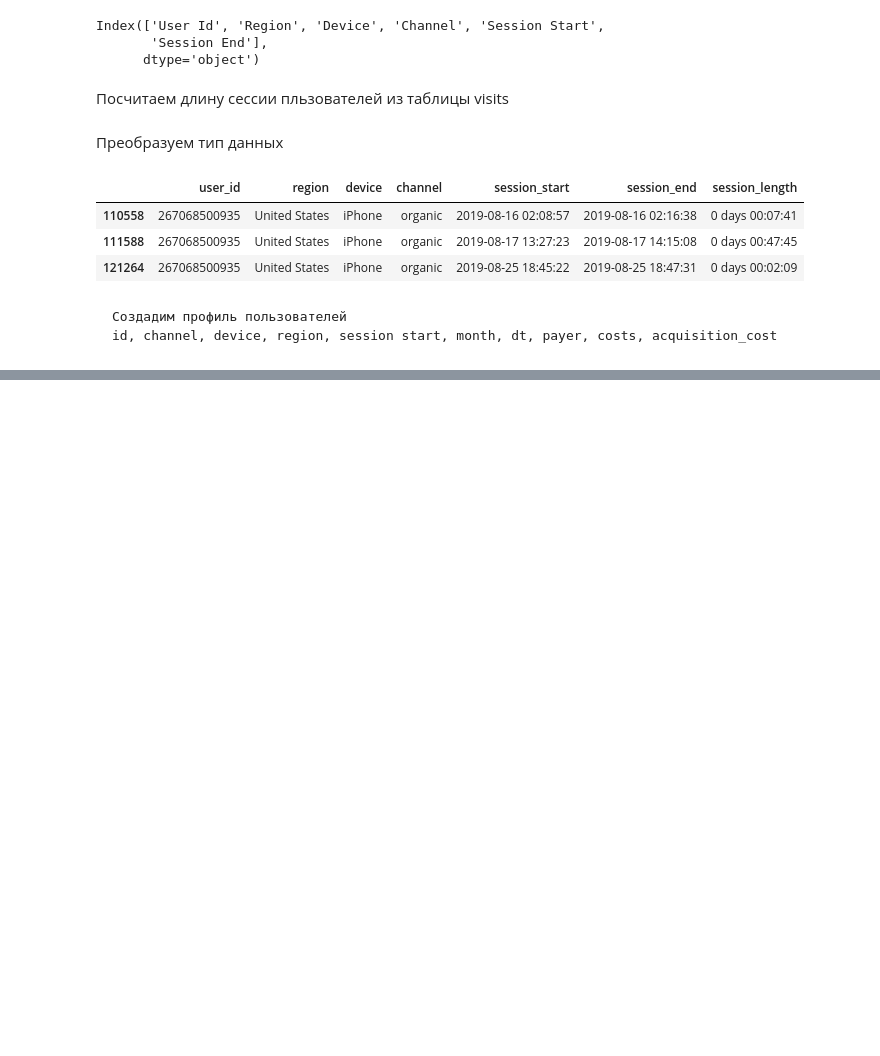
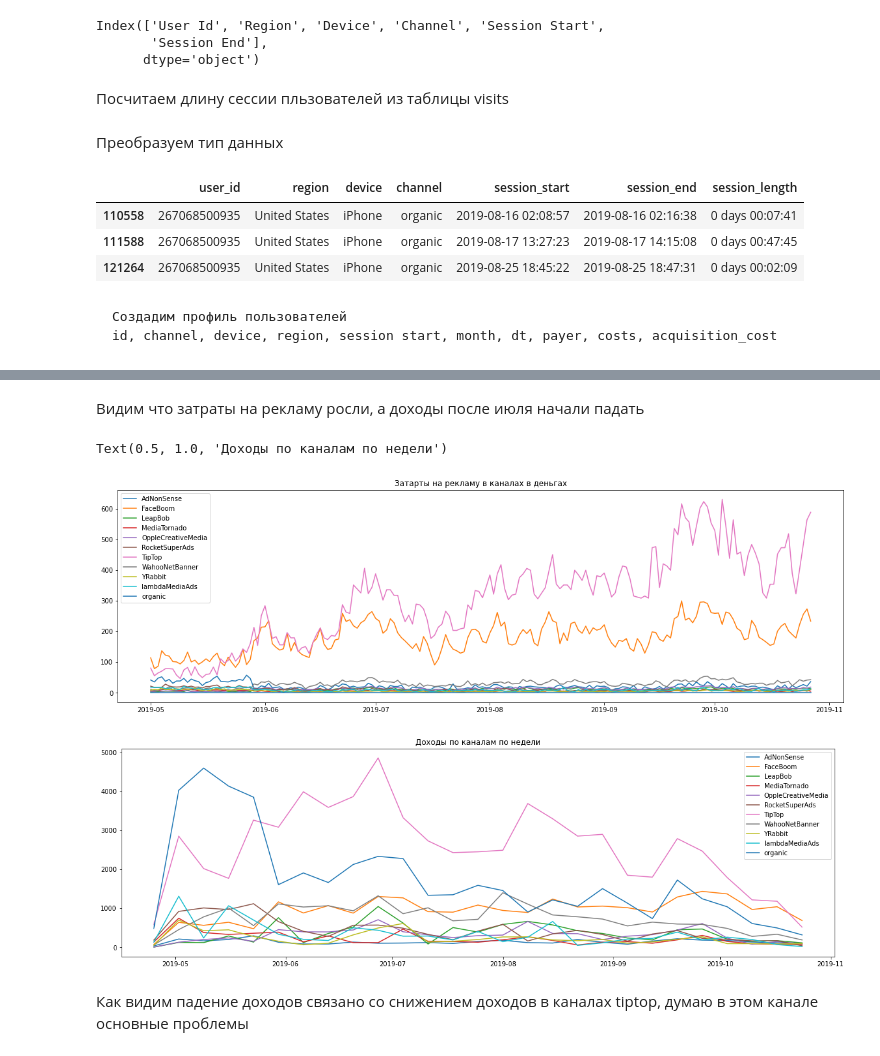
Before and after one commit to AlexVachkan/Data-exploration, a Jupyter notebook: Products_metrics/products_metric.ipynb, the cells around one changed output, grey strips where cells are left out. Drawn from its saved outputs; the diff is of its cells as text; code cells hidden in the pictures; blank space fills up the shorter version.

```diff
--- a/Products_metrics/products_metric.ipynb
+++ b/Products_metrics/products_metric.ipynb
@@ -512,0 +510,34 @@ Text(0.5, 1.0, 'Затарты на рекламу в каналах в день
+# %% [markdown]
+Видим что затраты на рекламу росли, а доходы после июля начали падать
+# %%
+fig = plt.figure(figsize=(20,6))
+
+for i in profiles.pivot_table(index='dt', columns='channel', values='acquisition_cost', aggfunc='sum').columns:
+    plt.plot(
+        profiles.pivot_table(index='dt', columns='channel', values='acquisition_cost', aggfunc='sum').reset_index()['dt'],
+        profiles.pivot_table(index='dt', columns='channel', values='acquisition_cost', aggfunc='sum').reset_index()[i],
+        label=i
+    )
+
+
+
+plt.legend()
+plt.title('Затарты на рекламу в каналах в деньгах')
+
+fig = plt.figure(figsize=(20,6))
+
+for i in profiles.pivot_table(index='week', columns='channel', values='revenue', aggfunc='sum').columns:
+    plt.plot(
+        profiles.pivot_table(index='week', columns='channel', values='revenue', aggfunc='sum').reset_index()['week'],
+        profiles.pivot_table(index='week', columns='channel', values='revenue', aggfunc='sum').reset_index()[i],
+        label=i
+    )
+
+plt.legend(fontsize=10)
+plt.title('Доходы по каналам по недели')
+# %% [output]
+Text(0.5, 1.0, 'Доходы по каналам по недели')
+[figure, added]
+[figure, added]
+# %% [markdown]
+Как видим падение доходов связано со снижением доходов в каналах tiptop, думаю в этом канале основные проблемы
```
Also changed, not shown: parts of 30 cells of this notebook.
